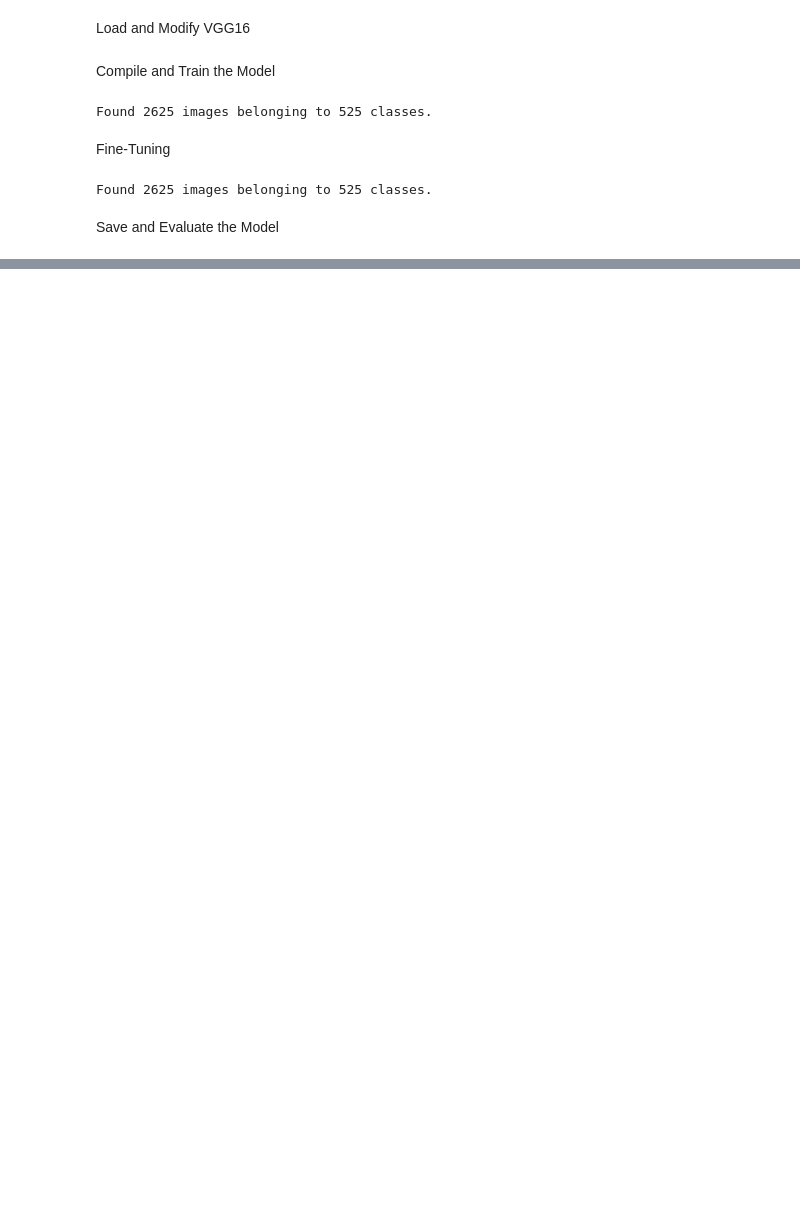
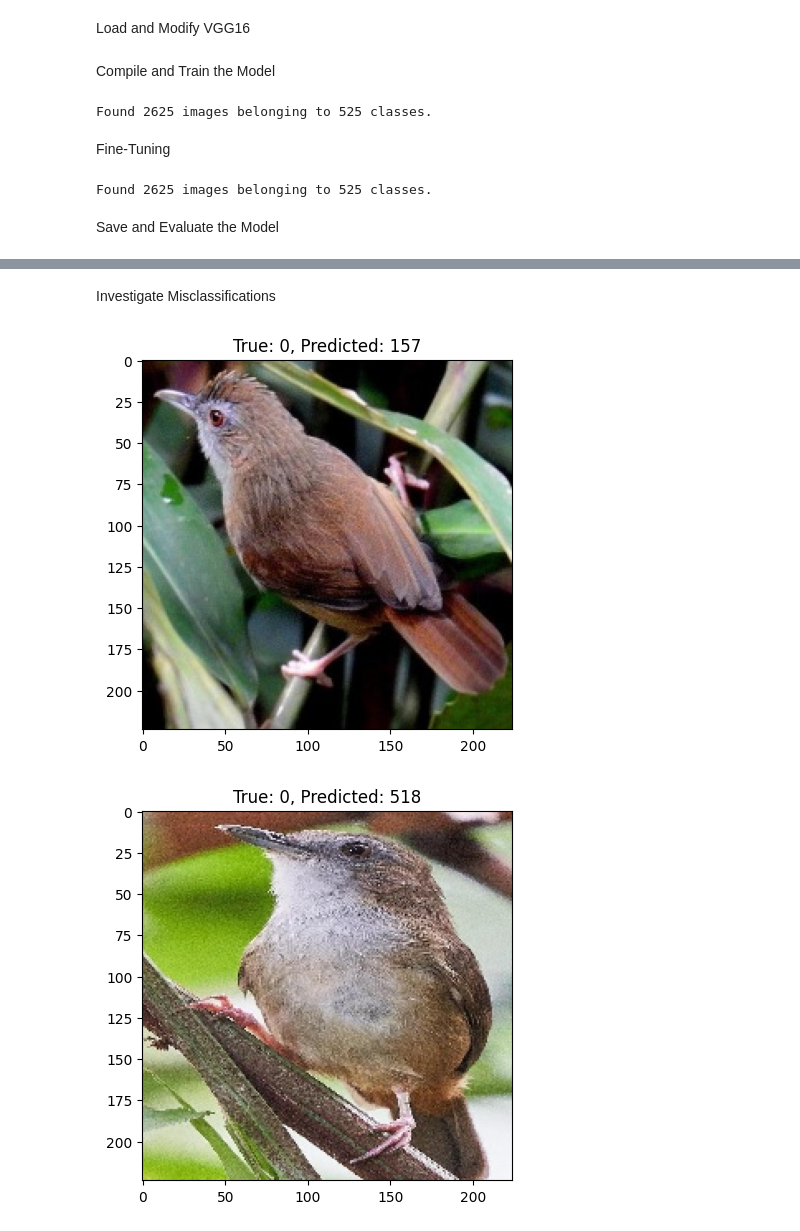
Before and after one commit to Harsho08/CSCN8010-lab-submissions, a Jupyter notebook: students_submissions/8926600/Lab-10_files/lan10.ipynb, the cells around one changed output, grey strips where cells are left out. Drawn from its saved outputs; the diff is of its cells as text; code cells hidden in the pictures; blank space fills up the shorter version.

```diff
--- a/students_submissions/8926600/Lab-10_files/lan10.ipynb
+++ b/students_submissions/8926600/Lab-10_files/lan10.ipynb
@@ -140,0 +209,18 @@ Found 2625 images belonging to 525 classes.
+# %% [markdown]
+ Investigate Misclassifications
+# %%
+misclassified_idxs = np.where(predicted_classes != true_classes)[0]
+test_generator.reset()
+test_images, _ = next(test_generator)
+
+# Display the first few misclassified images
+for idx in misclassified_idxs[:10]:
+    if idx < len(test_images):
+        plt.imshow(test_images[idx])
+        plt.title(f"True: {true_classes[idx]}, Predicted: {predicted_classes[idx]}")
+        plt.show()
+    else:
+        break
+# %% [output]
+[figure, added]
+[figure, added]
```
Also changed, not shown: parts of 10 cells of this notebook, 1 other file.
